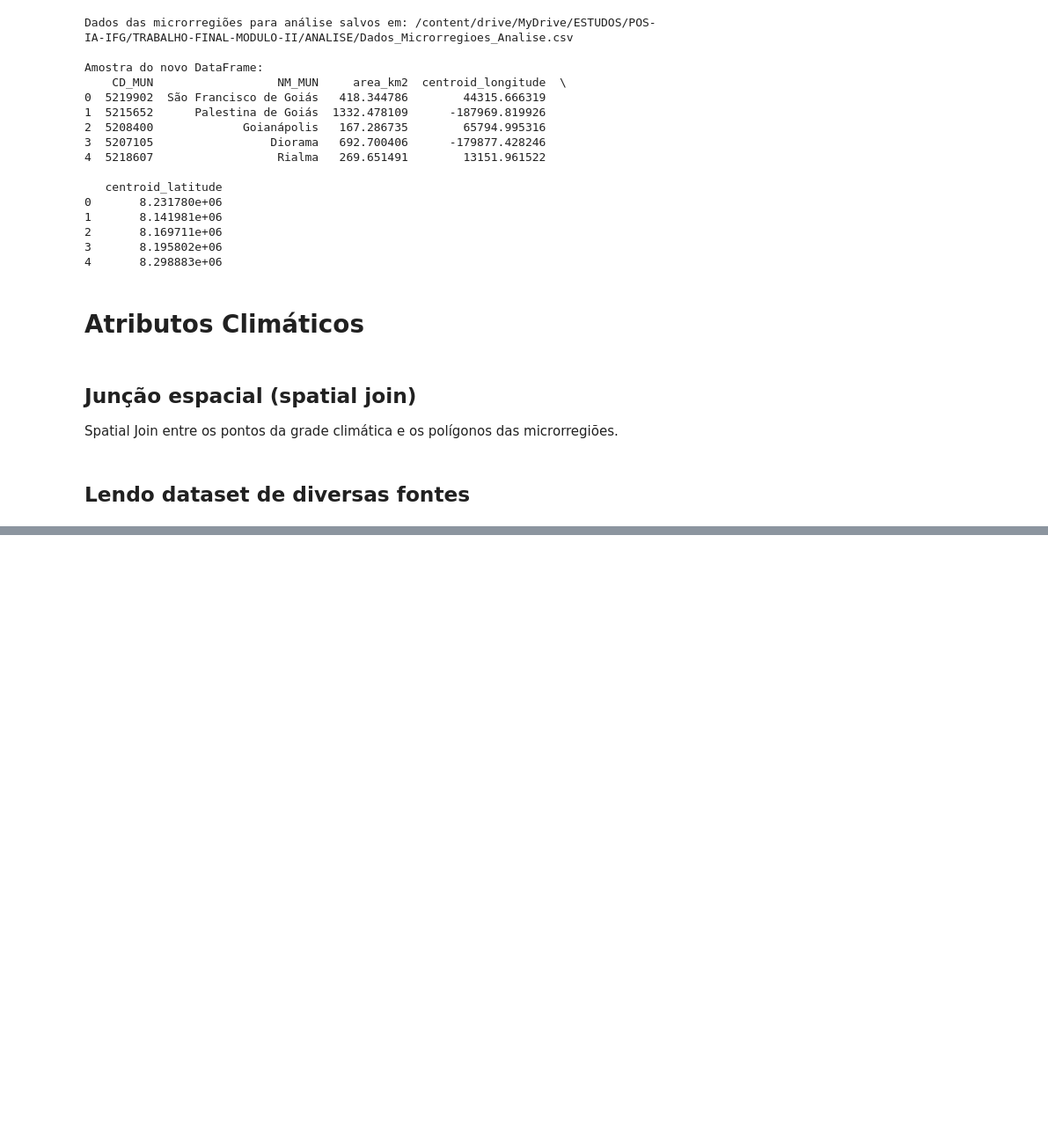
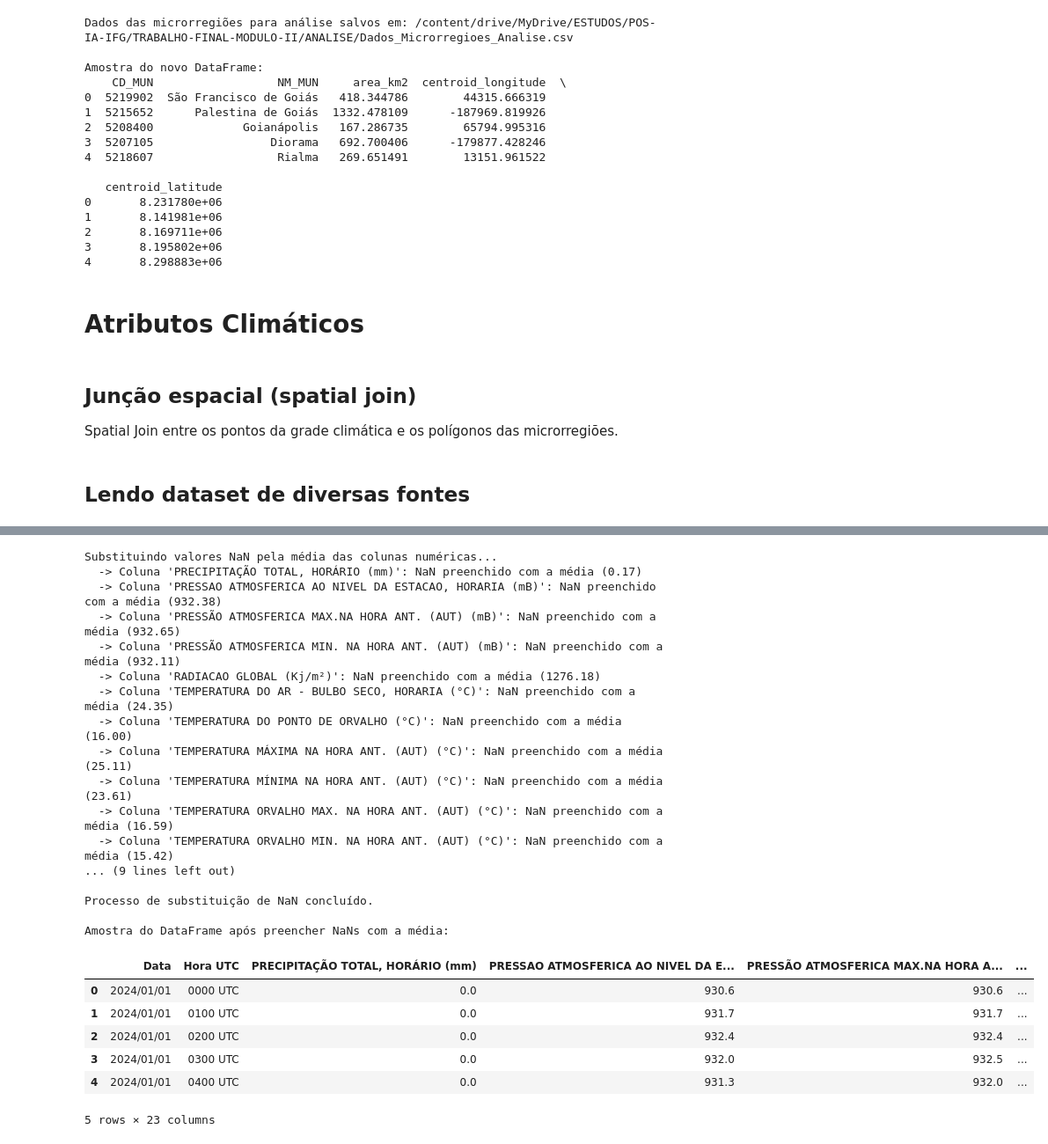
Before and after one commit to Ficheles/ml-politicas-energeticas-ifg-2025, a Jupyter notebook: exploratory_data_analysis.ipynb, the cells around one changed output, grey strips where cells are left out. Shown: that part at 88% size. Saved outputs shown, nothing was run; the diff lists cells and outputs as text; code cells hidden in the pictures; blank space fills up the shorter version.

```diff
--- a/exploratory_data_analysis.ipynb
+++ b/exploratory_data_analysis.ipynb
@@ -595,0 +642,50 @@ Shape do DataFrame combinado: (228384, 20)
+# %%
+
+
+df_combinado_cleaned = df_combinado.copy() # Criar uma cópia para evitar modificar o original diretamente, se desejar
+
+print("Substituindo valores NaN pela média das colunas numéricas...")
+
+# Selecionar apenas colunas numéricas
+colunas_numericas = df_combinado_cleaned.select_dtypes(include=['number']).columns
+
+# Preencher NaN com a média para cada coluna numérica
+for coluna in colunas_numericas:
+    if df_combinado_cleaned[coluna].isnull().any(): # Verifica se a coluna tem algum NaN
+        media_coluna = df_combinado_cleaned[coluna].mean()
+        # Usar loc para evitar SettingWithCopyWarning e atribuir o resultado de volta à coluna
+        df_combinado_cleaned.loc[:, coluna] = df_combinado_cleaned.loc[:, coluna].fillna(media_coluna)
+        print(f"  -> Coluna '{coluna}': NaN preenchido com a média ({media_coluna:.2f})")
+    else:
+        print(f"  -> Coluna '{coluna}': Nenhum NaN encontrado, sem necessidade de preencher.")
+
+print("\nProcesso de substituição de NaN concluído.")
+print("\nAmostra do DataFrame após preencher NaNs com a média:")
+display(df_combinado_cleaned.head())
+
+# Agora você pode usar df_combinado_cleaned para análises posteriores
+# %% [output]
+Substituindo valores NaN pela média das colunas numéricas...
+  -> Coluna 'PRECIPITAÇÃO TOTAL, HORÁRIO (mm)': NaN preenchido com a média (0.17)
+  -> Coluna 'PRESSAO ATMOSFERICA AO NIVEL DA ESTACAO, HORARIA (mB)': NaN preenchido com a média (932.38)
+  -> Coluna 'PRESSÃO ATMOSFERICA MAX.NA HORA ANT. (AUT) (mB)': NaN preenchido com a média (932.65)
+  -> Coluna 'PRESSÃO ATMOSFERICA MIN. NA HORA ANT. (AUT) (mB)': NaN preenchido com a média (932.11)
+  -> Coluna 'RADIACAO GLOBAL (Kj/m²)': NaN preenchido com a média (1276.18)
+  -> Coluna 'TEMPERATURA DO AR - BULBO SECO, HORARIA (°C)': NaN preenchido com a média (24.35)
+  -> Coluna 'TEMPERATURA DO PONTO DE ORVALHO (°C)': NaN preenchido com a média (16.00)
+  -> Coluna 'TEMPERATURA MÁXIMA NA HORA ANT. (AUT) (°C)': NaN preenchido com a média (25.11)
+  -> Coluna 'TEMPERATURA MÍNIMA NA HORA ANT. (AUT) (°C)': NaN preenchido com a média (23.61)
+  -> Coluna 'TEMPERATURA ORVALHO MAX. NA HORA ANT. (AUT) (°C)': NaN preenchido com a média (16.59)
+  -> Coluna 'TEMPERATURA ORVALHO MIN. NA HORA ANT. (AUT) (°C)': NaN preenchido com a média (15.42)
+... (9 lines left out)
+
+Processo de substituição de NaN concluído.
+
+Amostra do DataFrame após preencher NaNs com a média:
+|  | Data | Hora UTC | PRECIPITAÇÃO TOTAL, HORÁRIO (mm) | PRESSAO ATMOSFERICA AO NIVEL DA E... | PRESSÃO ATMOSFERICA MAX.NA HORA A... | ... |
+| 0 | 2024/01/01 | 0000 UTC | 0.0 | 930.6 | 930.6 | ... |
+| 1 | 2024/01/01 | 0100 UTC | 0.0 | 931.7 | 931.7 | ... |
+| 2 | 2024/01/01 | 0200 UTC | 0.0 | 932.4 | 932.4 | ... |
+| 3 | 2024/01/01 | 0300 UTC | 0.0 | 932.0 | 932.5 | ... |
+| 4 | 2024/01/01 | 0400 UTC | 0.0 | 931.3 | 932.0 | ... |
+5 rows × 23 columns
```
Also changed, not shown: parts of 3 cells of this notebook.
